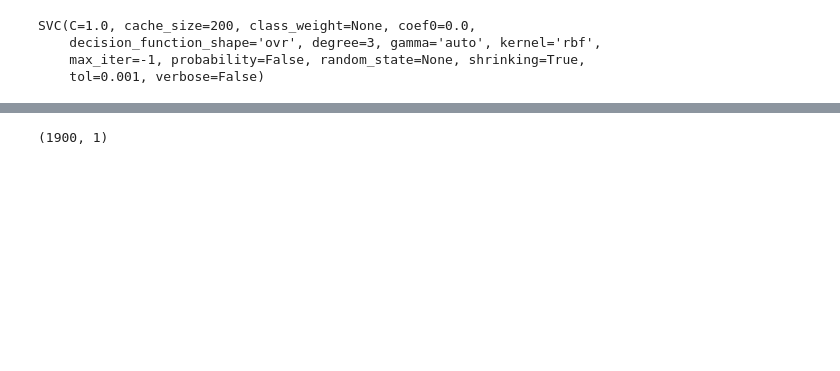
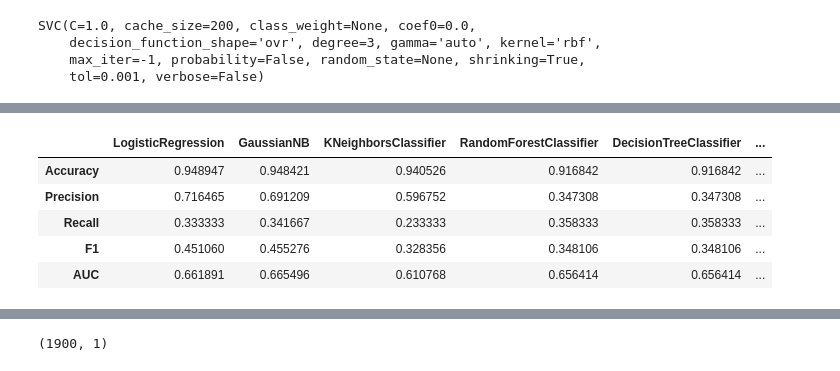
Before and after one commit to LilInformat/UofT-3253-OzoneAnalysis, a Jupyter notebook: OzoneNotebook.ipynb, the cells around one changed output, grey strips where cells are left out. Drawn from its saved outputs; the diff is of its cells as text; code cells hidden in the pictures; blank space fills up the shorter version.

Commit message:
adding more modeling

```diff
--- a/OzoneNotebook.ipynb
+++ b/OzoneNotebook.ipynb
@@ -307,3 +308,6 @@ plt.colorbar();
 Of the dimensionality reduction LDA seems to perform very well. It is interesting that the LDA also only outputted 1 component. This is because the target class we are dealing with is binary.
 # %%
 X_train_reduced = lda.transform(X_train_scaled)
+# %%
+skf = StratifiedKFold(n_splits=5, shuffle=True)
+fold_indices = skf.split(X_train_reduced, y_train)
@@ -332,0 +348,15 @@ test_f1 0.3982756132756132
+# %%
+def init_models():
+    return [LogisticRegression(solver='lbfgs'),
+            GaussianNB(),
+            KNeighborsClassifier(n_neighbors=2),
+            RandomForestClassifier(n_estimators=100),
+            DecisionTreeClassifier(),
+            SVC(gamma='scale'),
+            SGDClassifier(random_state=42)]
+
+def calc_metrics(model, X, y):
+    y_hat = model.predict(X)
+    metrics = [accuracy_score, precision_score, recall_score, f1_score, roc_auc_score]
+    scores = [fn(y, y_hat) for fn in metrics]
+    return scores
@@ -332,0 +388,18 @@ test_f1 0.3982756132756132
+# %%
+models = init_models()
+model_names = []
+metric_names = ['Accuracy', 'Precision', 'Recall', 'F1', 'AUC']
+
+mean_model_metrics = fold_model_metrics.mean(axis=0)
+max_model_metrics = fold_model_metrics.max(axis=0)
+
+for i in range(mean_model_metrics.shape[0]):
+    print('\n')
+    model_name = str(models[i]).split('(')[0]
+    model_names.append(model_name)
+    print(model_name)
+
+    print('_' * len(model_name))
+
+    for j in range(mean_model_metrics.shape[1]):
+        print(f"{metric_names[j]}: {mean_model_metrics[i, j]:.3f} (max {max_model_metrics[i, j]:.3f})")
@@ -333,3 +424,13 @@ test_f1 0.3982756132756132
+# %%
+metrics = pd.DataFrame(mean_model_metrics.T, columns=model_names, index=metric_names)
+metrics
+# %% [output]
+|  | LogisticRegression | GaussianNB | KNeighborsClassifier | RandomForestClassifier | DecisionTreeClassifier | ... |
+| Accuracy | 0.948947 | 0.948421 | 0.940526 | 0.916842 | 0.916842 | ... |
+| Precision | 0.716465 | 0.691209 | 0.596752 | 0.347308 | 0.347308 | ... |
+| Recall | 0.333333 | 0.341667 | 0.233333 | 0.358333 | 0.358333 | ... |
+| F1 | 0.451060 | 0.455276 | 0.328356 | 0.348106 | 0.348106 | ... |
+| AUC | 0.661891 | 0.665496 | 0.610768 | 0.656414 | 0.656414 | ... |
 # %%
 from keras import backend as K
 
```
Also changed, not shown: parts of 14 cells of this notebook.
